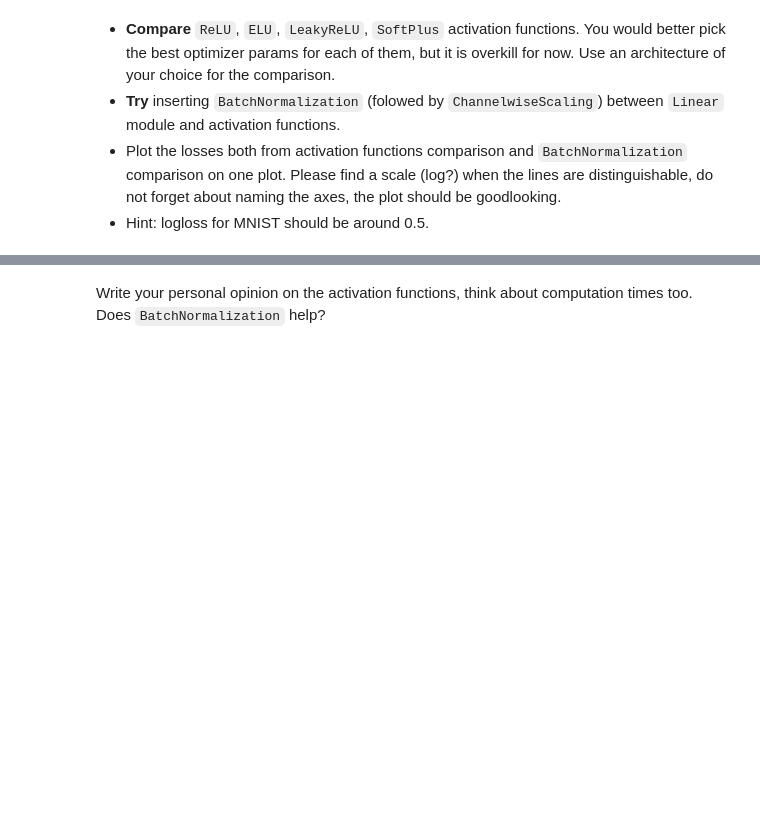
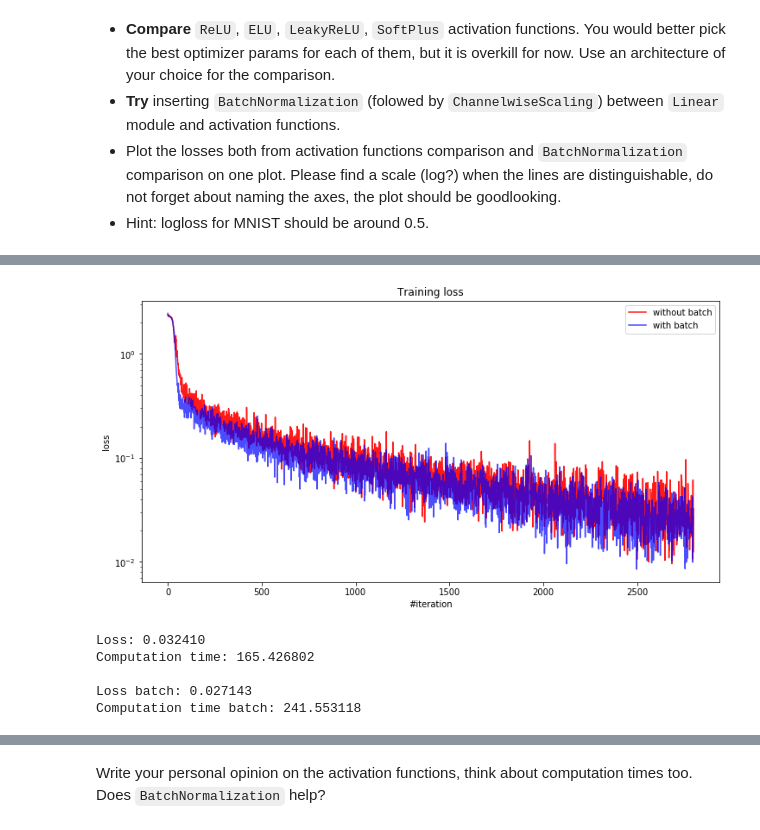
Before and after one commit to KowalskiP/Practical_DL, a Jupyter notebook: homework01/homework_main.ipynb, the cells around one changed output, grey strips where cells are left out. Saved outputs shown, nothing was run; the diff lists cells and outputs as text; code cells hidden in the pictures; blank space fills up the shorter version.

```diff
--- a/homework01/homework_main.ipynb
+++ b/homework01/homework_main.ipynb
@@ -210,0 +478,18 @@ You would better pick the best optimizer params for each of them, but it is over
+# %%
+net_softplus_batch = Sequential()
+net_softplus_batch.add(Linear(X.shape[1], f_linear))
+net_softplus_batch.add(BatchNormalization(alpha=0.8))
+net_softplus_batch.add(ChannelwiseScaling(f_linear))
+net_softplus_batch.add(SoftPlus())
+net_softplus_batch.add(Linear(f_linear, s_linear))
+net_softplus_batch.add(BatchNormalization(alpha=0.8))
+net_softplus_batch.add(ChannelwiseScaling(s_linear))
+net_softplus_batch.add(SoftPlus())
+net_softplus_batch.add(Linear(s_linear, e_linear))
+net_softplus_batch.add(LogSoftMax())
+
+criterion_softplus_batch = ClassNLLCriterion()
+
+print(net_softplus_batch)
+
+loss_history_softplus_batch, loss_history_epoch_softplus_batch, t_softplus_batch = train(X, y, net_softplus_batch, criterion_softplus_batch)
@@ -210,0 +507,9 @@ You would better pick the best optimizer params for each of them, but it is over
+# %%
+visualize(loss_history_softplus, loss_history_softplus_batch, t_softplus, t_softplus_batch)
+# %% [output]
+[figure, added]
+Loss: 0.032410
+Computation time: 165.426802
+
+Loss batch: 0.027143
+Computation time batch: 241.553118
```
Also changed, not shown: parts of 41 cells of this notebook.
